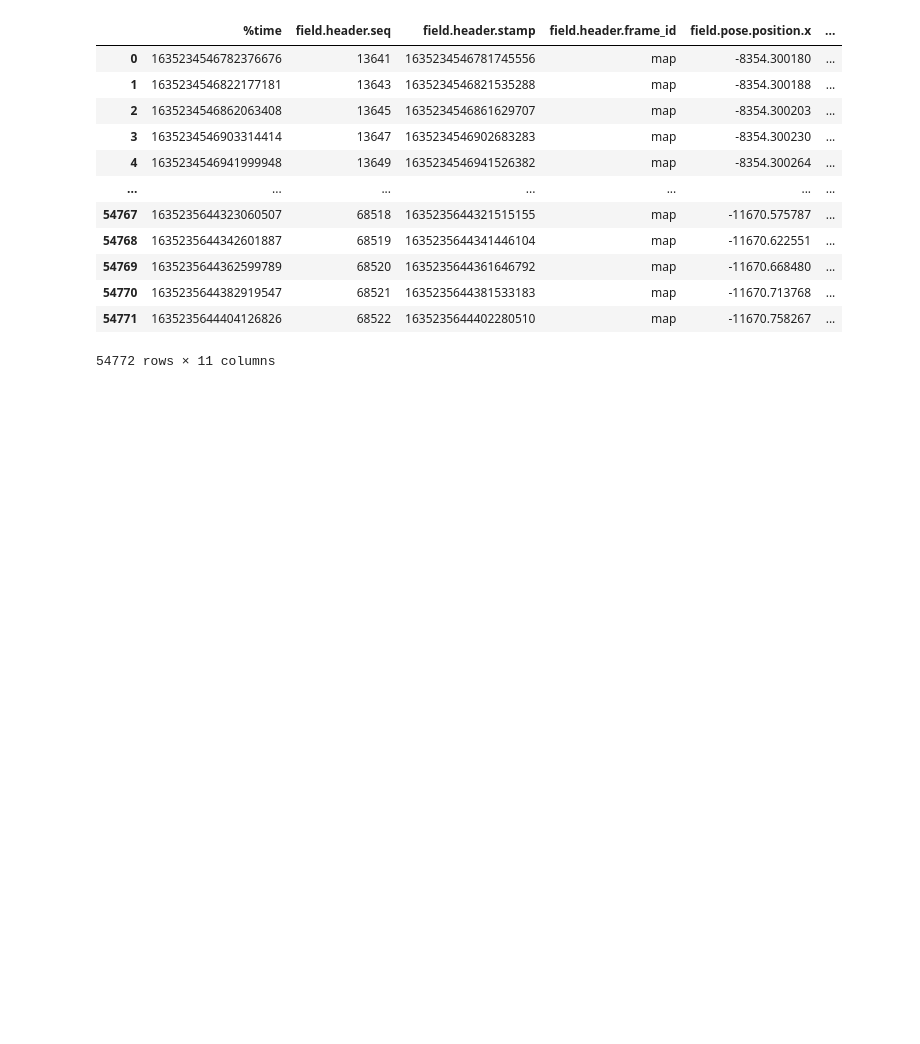
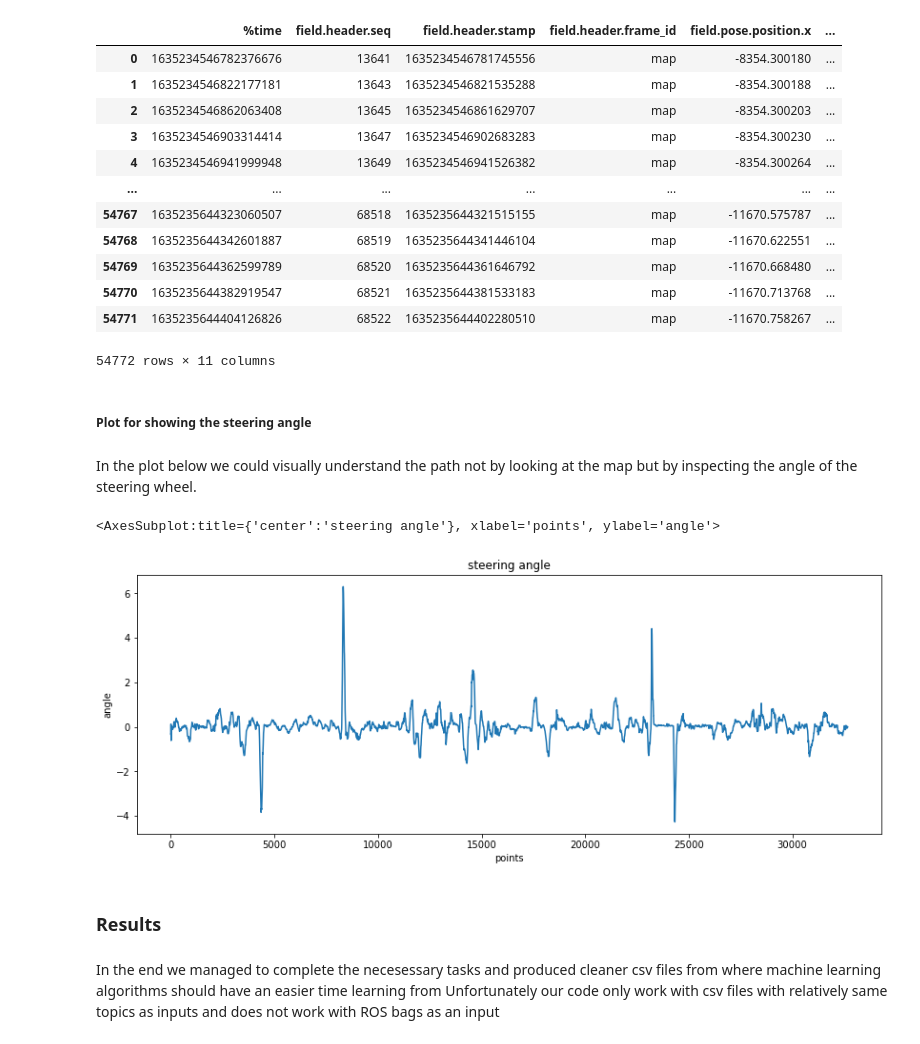
Before and after one commit to kaniser1/IDS_Project, a Jupyter notebook: D12_IDS_Project.ipynb, the cells around one changed output. Cells and saved outputs as stored; diff of their text form; code cells hidden in the pictures; blank space fills up the shorter version.

```diff
--- a/D12_IDS_Project.ipynb
+++ b/D12_IDS_Project.ipynb
@@ -256,0 +257,14 @@ pos_df
+# %% [markdown]
+##### Plot for showing the steering angle
+# %% [markdown]
+In the plot below we could visually understand the path not by looking at the map but by inspecting the angle of the steering wheel.
+# %%
+steer_df["field.output"].plot(figsize=(14,5), title="steering angle", xlabel="points", ylabel="angle")
+# %% [output]
+<AxesSubplot:title={'center':'steering angle'}, xlabel='points', ylabel='angle'>
+[figure, added]
+# %% [markdown]
+### Results
+# %% [markdown]
+In the end we managed to complete the necesessary tasks and produced cleaner csv files from where machine learning algorithms should have an easier time learning from
+Unfortunately our code only work with csv files with relatively same topics as inputs and does not work with ROS bags as an input
```
Also changed, not shown: parts of 2 cells of this notebook.
